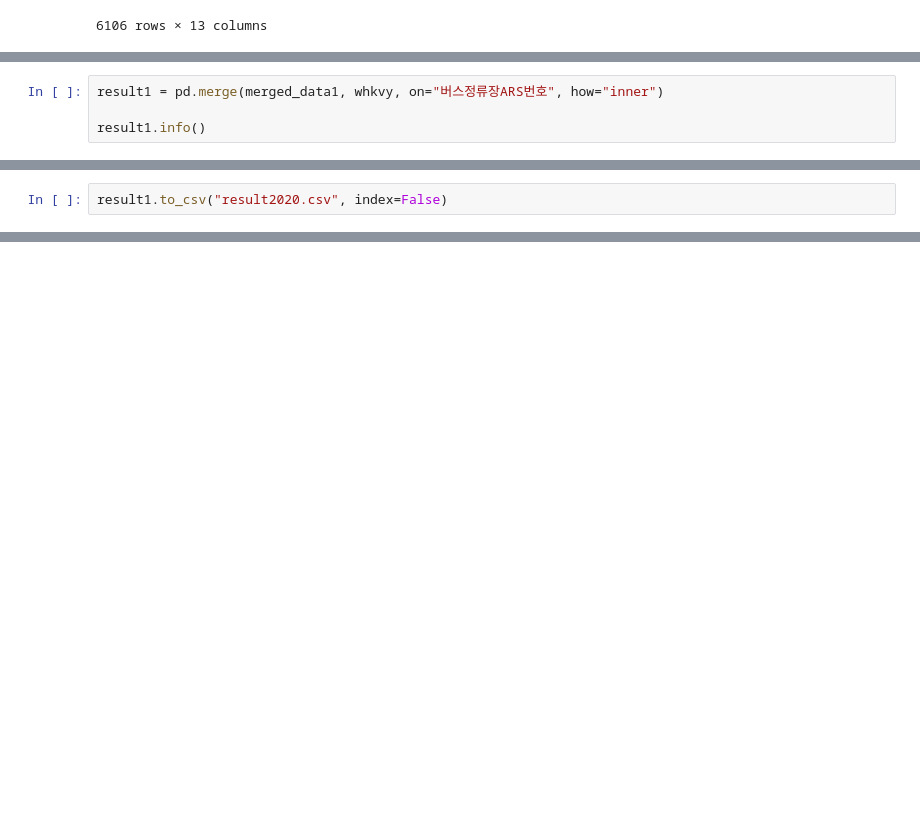
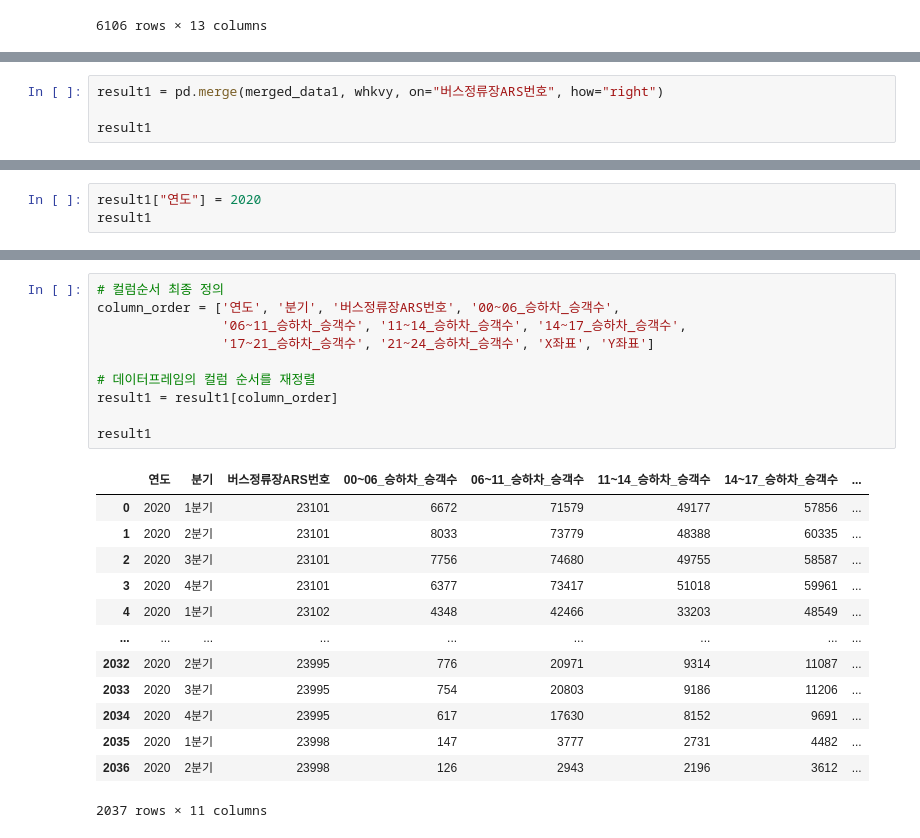
Before and after one commit to GyudongHan/Project_1, a Jupyter notebook: make_2020(+PRAC).ipynb, the cells around one changed output, grey strips where cells are left out. Cells and saved outputs as stored; diff of their text form; blank space fills up the shorter version.

Commit message:
Data_Preprocessing_complete(GNBus)

```diff
--- a/make_2020-2022.ipynb
+++ b/make_2020(+PRAC).ipynb
@@ -739,7 +742,7 @@ whkvy
 | 24891 | 23998 | 127.102457 | 37.465026 |
 512 rows × 3 columns
 # %%
-result1 = pd.merge(merged_data1, whkvy, on="버스정류장ARS번호", how="inner")
+result1 = pd.merge(merged_data1, whkvy, on="버스정류장ARS번호", how="right")
 
-result1.info()
+result1
 # %% [output]
@@ -763,2 +762,3 @@ memory usage: 159.3+ KB
 # %%
-result1.to_csv("result2020.csv", index=False)
+result1["연도"] = 2020
+result1
@@ -764,0 +779,24 @@ result1.to_csv("result2020.csv", index=False)
+# %%
+# 컬럼순서 최종 정의
+column_order = ['연도', '분기', '버스정류장ARS번호', '00~06_승하차_승객수',
+                '06~11_승하차_승객수', '11~14_승하차_승객수', '14~17_승하차_승객수',
+                '17~21_승하차_승객수', '21~24_승하차_승객수', 'X좌표', 'Y좌표']
+
+# 데이터프레임의 컬럼 순서를 재정렬
+result1 = result1[column_order]
+
+result1
+# %% [output]
+|  | 연도 | 분기 | 버스정류장ARS번호 | 00~06_승하차_승객수 | 06~11_승하차_승객수 | 11~14_승하차_승객수 | 14~17_승하차_승객수 | ... |
+| 0 | 2020 | 1분기 | 23101 | 6672 | 71579 | 49177 | 57856 | ... |
+| 1 | 2020 | 2분기 | 23101 | 8033 | 73779 | 48388 | 60335 | ... |
+| 2 | 2020 | 3분기 | 23101 | 7756 | 74680 | 49755 | 58587 | ... |
+| 3 | 2020 | 4분기 | 23101 | 6377 | 73417 | 51018 | 59961 | ... |
+| 4 | 2020 | 1분기 | 23102 | 4348 | 42466 | 33203 | 48549 | ... |
+| ... | ... | ... | ... | ... | ... | ... | ... | ... |
+| 2032 | 2020 | 2분기 | 23995 | 776 | 20971 | 9314 | 11087 | ... |
+| 2033 | 2020 | 3분기 | 23995 | 754 | 20803 | 9186 | 11206 | ... |
+| 2034 | 2020 | 4분기 | 23995 | 617 | 17630 | 8152 | 9691 | ... |
+| 2035 | 2020 | 1분기 | 23998 | 147 | 3777 | 2731 | 4482 | ... |
+| 2036 | 2020 | 2분기 | 23998 | 126 | 2943 | 2196 | 3612 | ... |
+2037 rows × 11 columns
```
Also changed, not shown: parts of 12 cells of this notebook, 1 other file.
